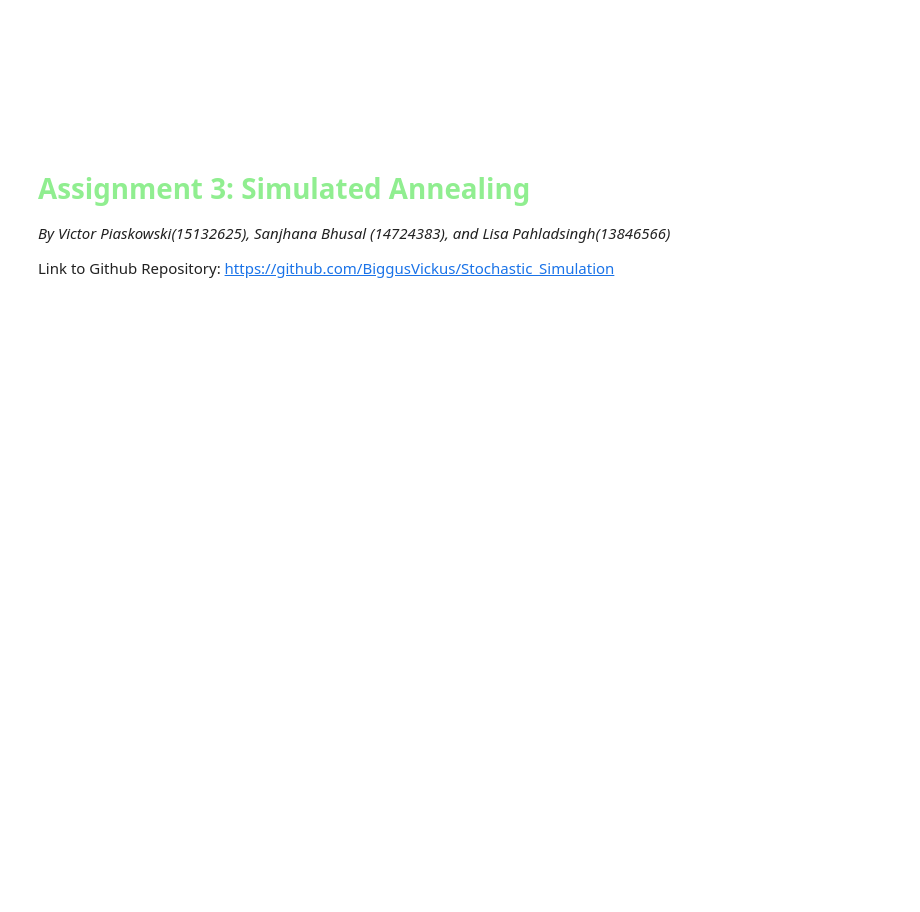
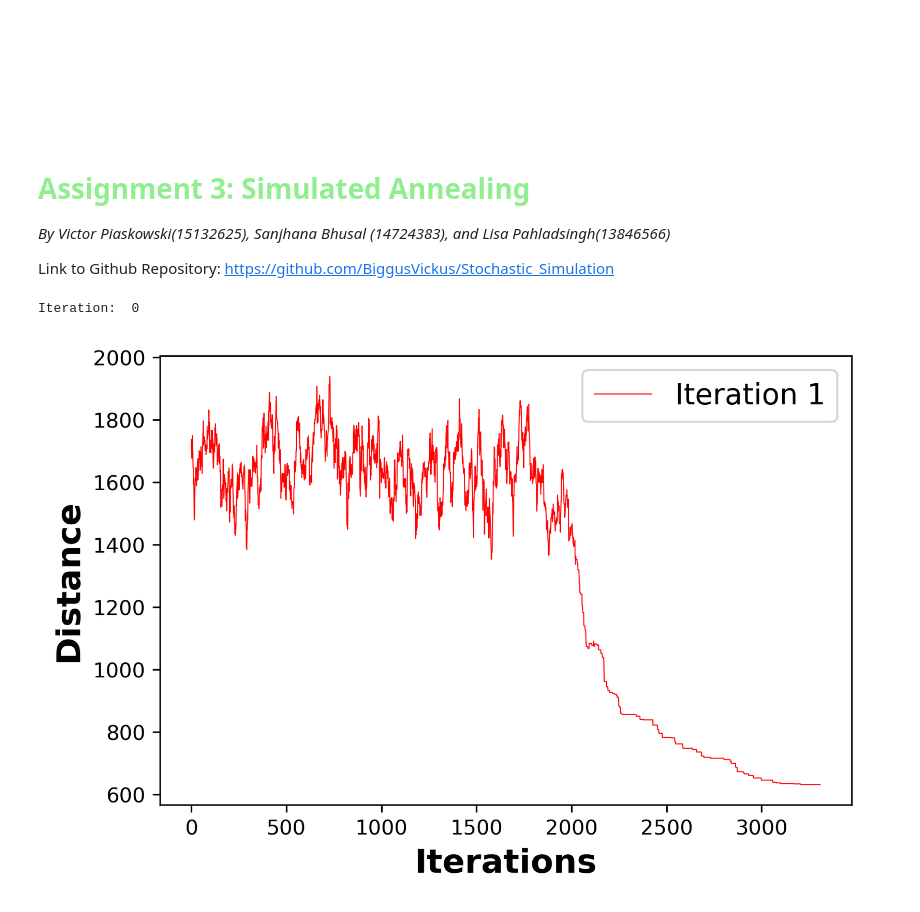
Before and after one commit to BiggusVickus/Stochastic_Simulation, a Jupyter notebook: Assignment 3/LisaPahladsingh_13846566_SanjhanaBhusal_14724383_VictorPiaskowski_15132625_Assignment2.ipynb, the cells around one changed output. Saved outputs shown, nothing was run; the diff lists cells and outputs as text; code cells hidden in the pictures; blank space fills up the shorter version.

```diff
--- a/Assignment 3/LisaPahladsingh_13846566_SanjhanaBhusal_14724383_VictorPiaskowski_15132625_Assignment2.ipynb
+++ b/Assignment 3/LisaPahladsingh_13846566_SanjhanaBhusal_14724383_VictorPiaskowski_15132625_Assignment2.ipynb
@@ -183,3 +202,13 @@ class SimulatedAnnealing():
+# %%
+initial = SimulatedAnnealing('eil51.tsp')
+initial.same_solution_max = 100
+initial.same_cost_diff_max = 500
+initial.iterations = 1
+initial.initialize()
+initial.iteration_distance()
+# %% [output]
+Iteration:  0
+[figure, added]
 # %%
 initial = SimulatedAnnealing('eil51.tsp')
 initial.same_solution_max = 100
```
Also changed, not shown: parts of 3 cells of this notebook.
